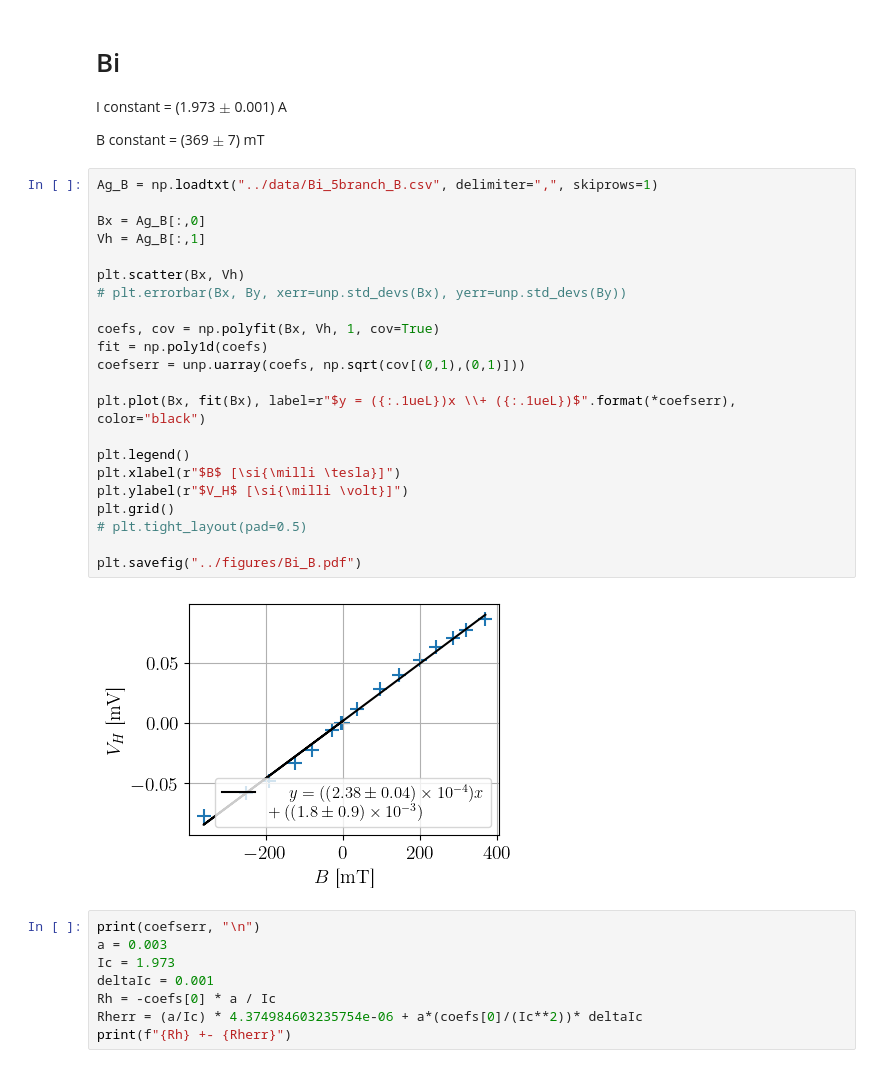
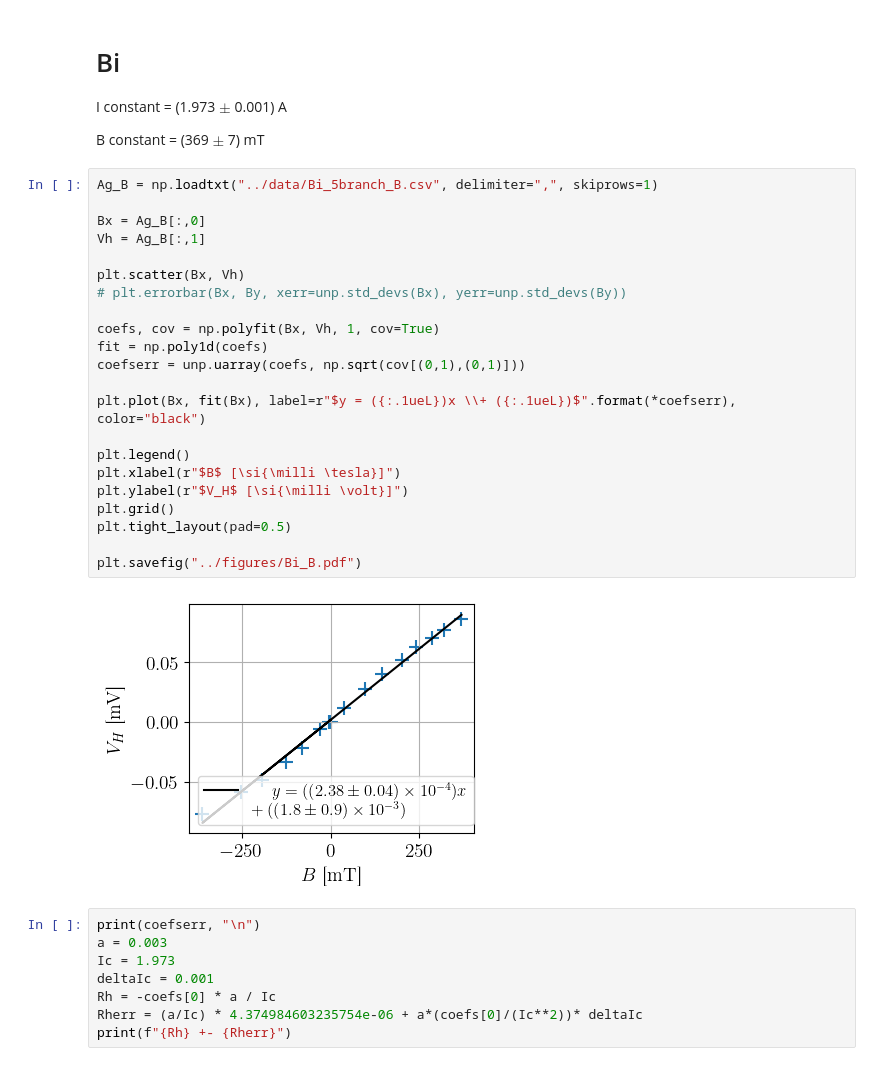
Before and after one commit to TomVdt/TPII-rapports, a Jupyter notebook: 03-H6-effet-hall/analyse/exp2.ipynb, the cells around one changed output. Saved outputs shown, nothing was run; the diff lists cells and outputs as text.

```diff
--- a/03-H6-effet-hall/analyse/exp2.ipynb
+++ b/03-H6-effet-hall/analyse/exp2.ipynb
@@ -204,27 +204,27 @@ B constant = (369 $\pm$ 7) mT
 # %%
 Ag_B = np.loadtxt("../data/Bi_5branch_B.csv", delimiter=",", skiprows=1)
 
 Bx = Ag_B[:,0]
 Vh = Ag_B[:,1]
 
 plt.scatter(Bx, Vh)
 # plt.errorbar(Bx, By, xerr=unp.std_devs(Bx), yerr=unp.std_devs(By))
 
 coefs, cov = np.polyfit(Bx, Vh, 1, cov=True)
 fit = np.poly1d(coefs)
 coefserr = unp.uarray(coefs, np.sqrt(cov[(0,1),(0,1)]))
 
 plt.plot(Bx, fit(Bx), label=r"$y = ({:.1ueL})x \\+ ({:.1ueL})$".format(*coefserr), color="black")
 
 plt.legend()
 plt.xlabel(r"$B$ [\si{\milli \tesla}]")
 plt.ylabel(r"$V_H$ [\si{\milli \volt}]")
 plt.grid()
-# plt.tight_layout(pad=0.5)
+plt.tight_layout(pad=0.5)
 
 plt.savefig("../figures/Bi_B.pdf")
 # %% [output]
-[figure, old version]
+[figure, new version]
 # %%
 print(coefserr, "\n")
 a = 0.003
```
Also changed, not shown: parts of 5 cells of this notebook, 8 other files.
